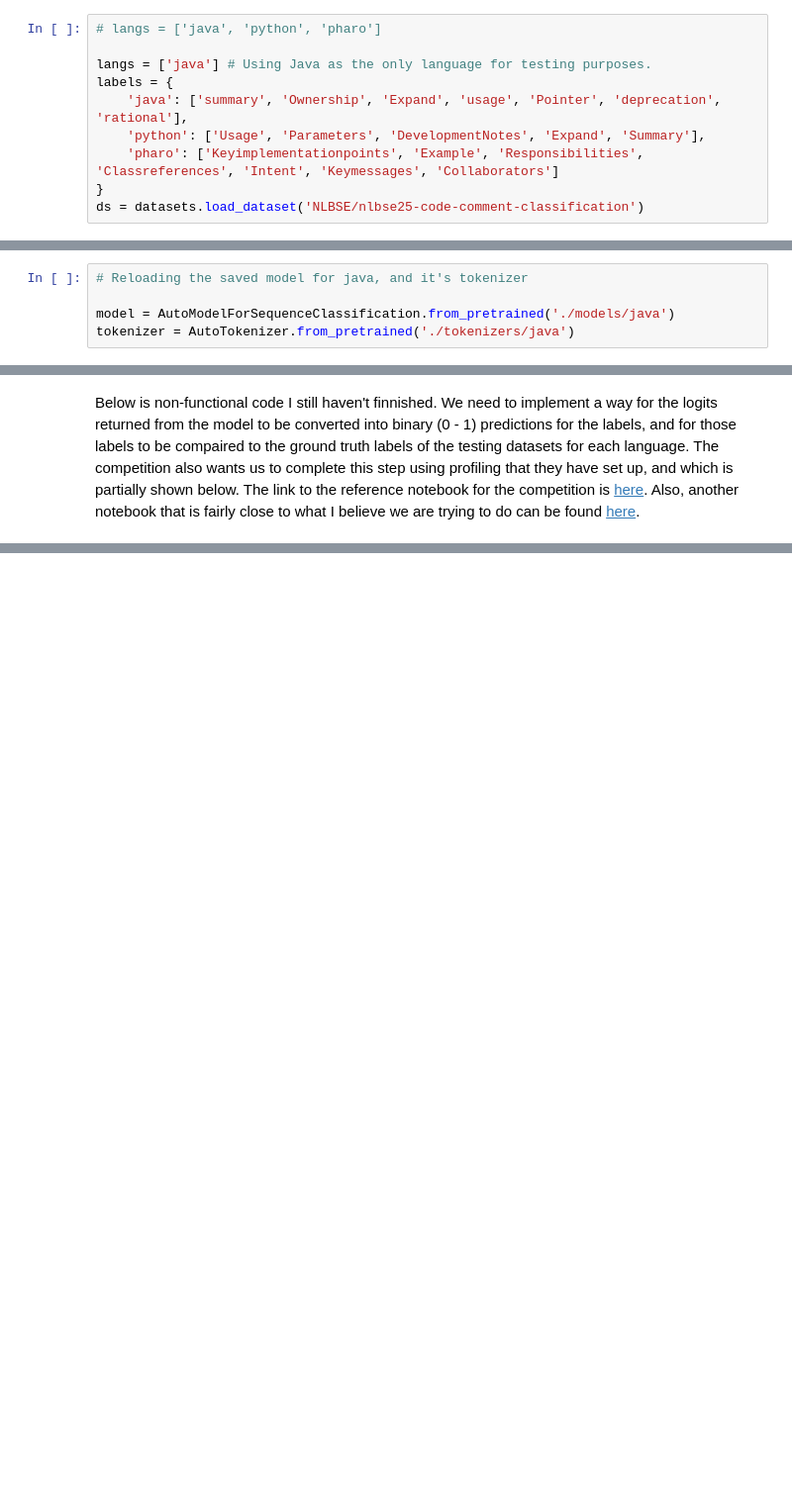
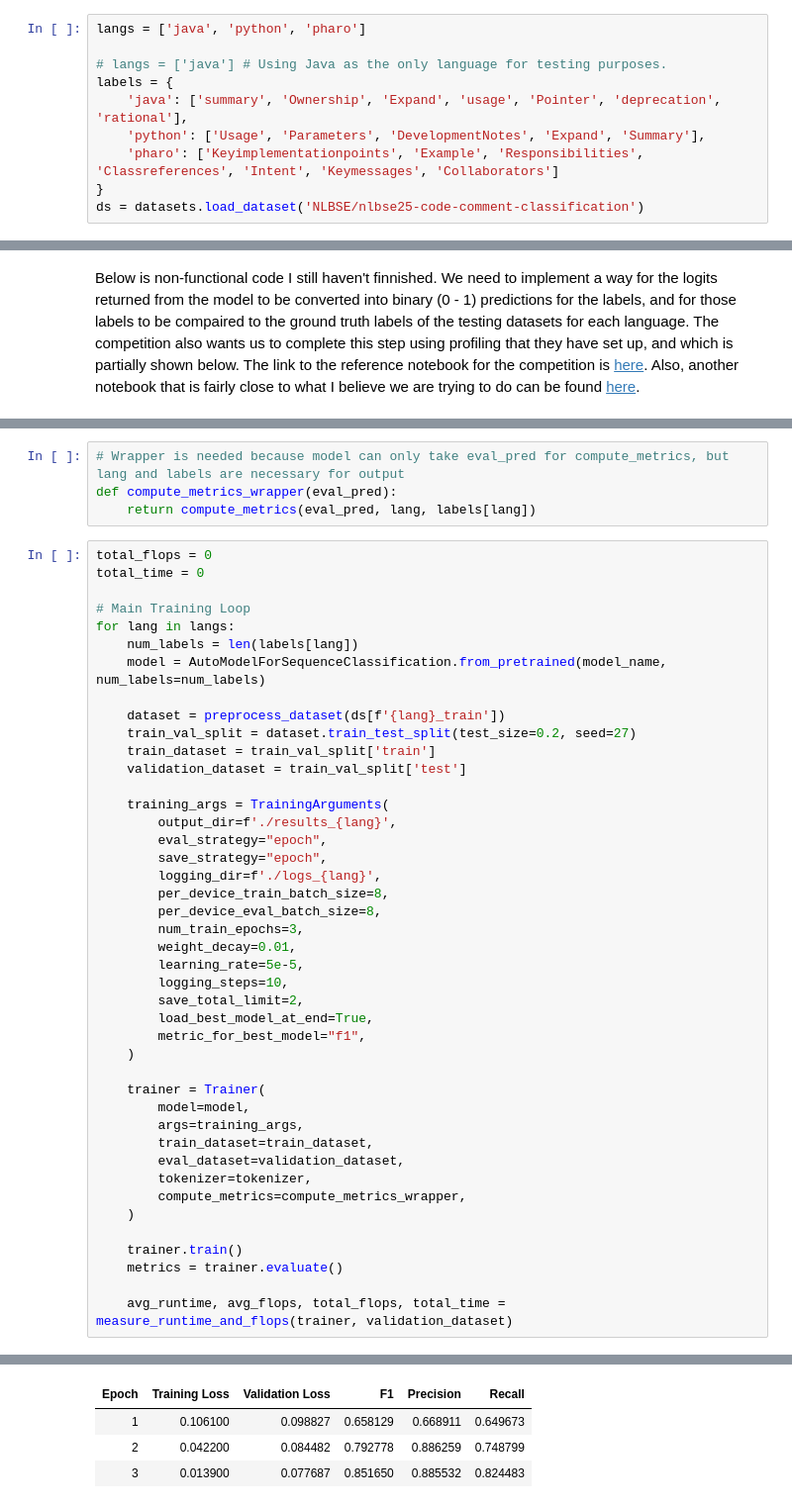
Before and after one commit to robeyclay/TactitalTensorsFinalProject, a Jupyter notebook: CS_440_Final_Project_1_1_.ipynb, the cells around one changed output, grey strips where cells are left out. Shown at 99% size. Saved outputs shown, nothing was run; the diff lists cells and outputs as text; blank space fills up the shorter version.

```diff
--- a/CS_440_Final_Project_1_1_.ipynb
+++ b/CS_440_Final_Project_1_1_.ipynb
@@ -31,9 +28,9 @@ The WANDB_API_KEY is nessesary to use the Trainer class from HuggingFace and is
 # from google.colab import userdata
 # os.environ["WANDB_API_KEY"] = userdata.get('WANDB_API_KEY')
 # %%
-# langs = ['java', 'python', 'pharo']
+langs = ['java', 'python', 'pharo']
 
-langs = ['java'] # Using Java as the only language for testing purposes.
+# langs = ['java'] # Using Java as the only language for testing purposes.
 labels = {
     'java': ['summary', 'Ownership', 'Expand', 'usage', 'Pointer', 'deprecation', 'rational'],
     'python': ['Usage', 'Parameters', 'DevelopmentNotes', 'Expand', 'Summary'],
@@ -180,5 +90,0 @@ import time
-# %%
-# Reloading the saved model for java, and it's tokenizer
-
-model = AutoModelForSequenceClassification.from_pretrained('./models/java')
-tokenizer = AutoTokenizer.from_pretrained('./tokenizers/java')
@@ -255,0 +153,48 @@ Below is non-functional code I still haven't finnished. We need to implement a w
+# %%
+# Wrapper is needed because model can only take eval_pred for compute_metrics, but lang and labels are necessary for output
+def compute_metrics_wrapper(eval_pred):
+    return compute_metrics(eval_pred, lang, labels[lang])
+# %%
+total_flops = 0
+total_time = 0
+
+# Main Training Loop
+for lang in langs:
+    num_labels = len(labels[lang])
+    model = AutoModelForSequenceClassification.from_pretrained(model_name, num_labels=num_labels)
+
+    dataset = preprocess_dataset(ds[f'{lang}_train'])
+    train_val_split = dataset.train_test_split(test_size=0.2, seed=27)
+    train_dataset = train_val_split['train']
+    validation_dataset = train_val_split['test']
+
+    training_args = TrainingArguments(
+        output_dir=f'./results_{lang}',
+        eval_strategy="epoch",
+        save_strategy="epoch",
+        logging_dir=f'./logs_{lang}',
+        per_device_train_batch_size=8,
+        per_device_eval_batch_size=8,
+        num_train_epochs=3,
+        weight_decay=0.01,
+        learning_rate=5e-5,
+        logging_steps=10,
+        save_total_limit=2,
+        load_best_model_at_end=True,
+        metric_for_best_model="f1",
+    )
+
+    trainer = Trainer(
+        model=model,
+        args=training_args,
+        train_dataset=train_dataset,
+        eval_dataset=validation_dataset,
+        tokenizer=tokenizer,
+        compute_metrics=compute_metrics_wrapper,
+    )
+
+    trainer.train()
+    metrics = trainer.evaluate()
+
+    avg_runtime, avg_flops, total_flops, total_time = measure_runtime_and_flops(trainer, validation_dataset)
+# %% [output]
@@ -255,0 +205,4 @@ Below is non-functional code I still haven't finnished. We need to implement a w
+| Epoch | Training Loss | Validation Loss | F1 | Precision | Recall |
+| 1 | 0.106100 | 0.098827 | 0.658129 | 0.668911 | 0.649673 |
+| 2 | 0.042200 | 0.084482 | 0.792778 | 0.886259 | 0.748799 |
+| 3 | 0.013900 | 0.077687 | 0.851650 | 0.885532 | 0.824483 |
```
Also changed, not shown: parts of 20 cells of this notebook, 1 other file.
